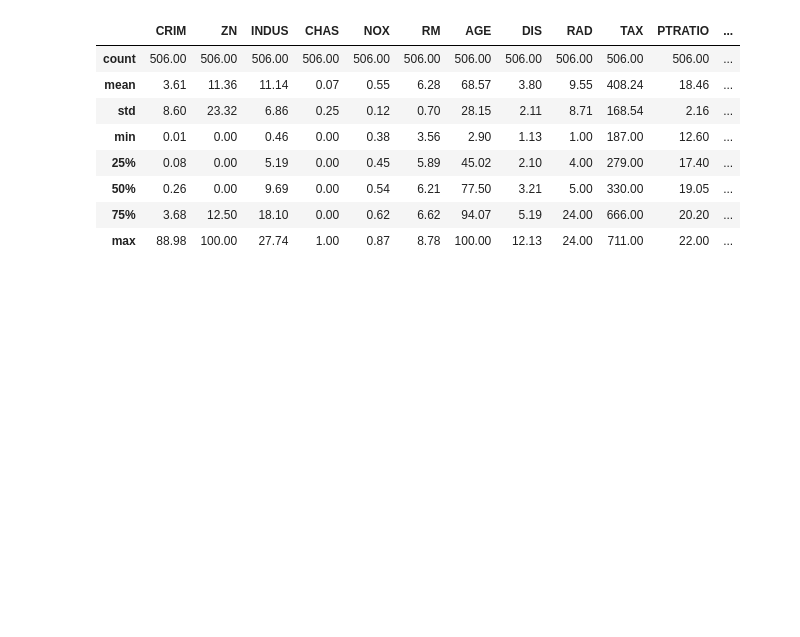
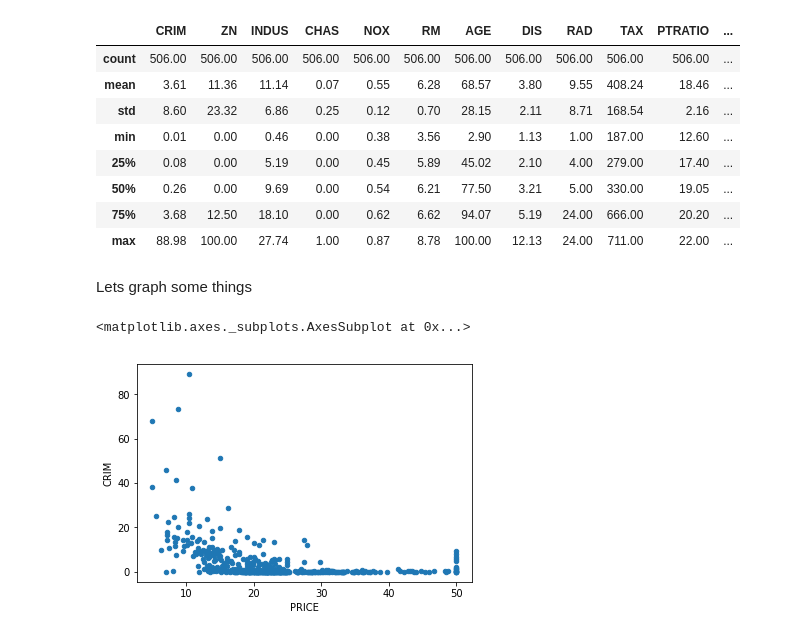
Before and after one commit to capt-alien/DS2.1-Machine-Learning, a Jupyter notebook: Bostin_houseing.ipynb, the cells around one changed output. Drawn from its saved outputs; the diff is of its cells as text; code cells hidden in the pictures; blank space fills up the shorter version.

```diff
--- a/Bostin_houseing.ipynb
+++ b/Bostin_houseing.ipynb
@@ -64,3 +73,18 @@ bos.describe().round(2)
 | 50% | 0.26 | 0.00 | 9.69 | 0.00 | 0.54 | 6.21 | 77.50 | 3.21 | 5.00 | 330.00 | 19.05 | ... |
 | 75% | 3.68 | 12.50 | 18.10 | 0.00 | 0.62 | 6.62 | 94.07 | 5.19 | 24.00 | 666.00 | 20.20 | ... |
 | max | 88.98 | 100.00 | 27.74 | 1.00 | 0.87 | 8.78 | 100.00 | 12.13 | 24.00 | 711.00 | 22.00 | ... |
+# %% [markdown]
+Lets graph some things
+# %%
+# Price to crime
+
+bos.plot.scatter(x="PRICE", y="CRIM")
+
+# Create an object that holds our trendline
+# y_fit = m * X + b
+y_fit =
+
+# Plot the object
+# %% [output]
+<matplotlib.axes._subplots.AxesSubplot at 0x...>
+[figure, added]
```
Also changed, not shown: parts of 5 cells of this notebook.
